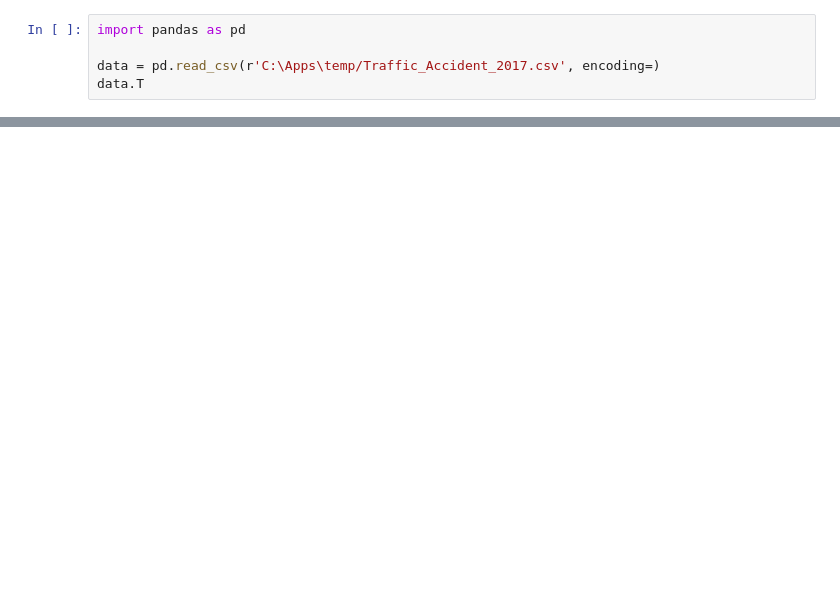
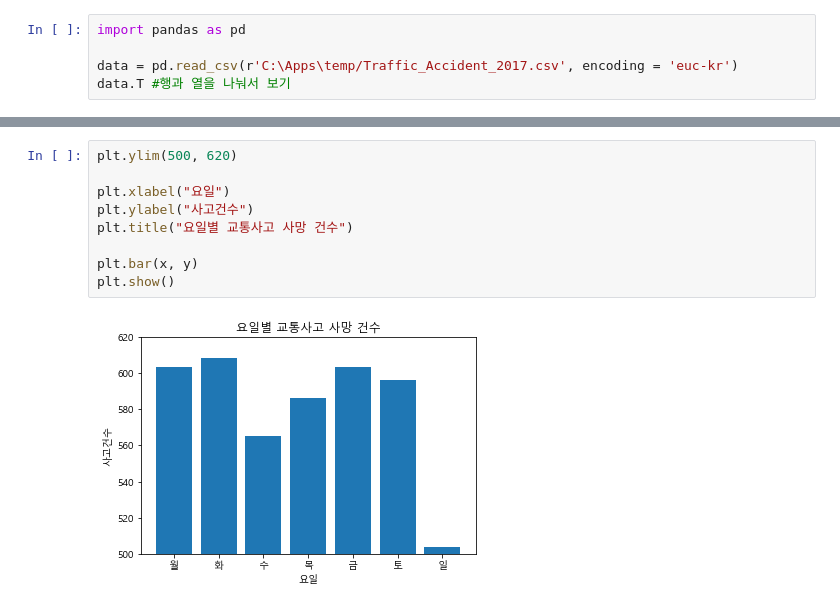
Before and after one commit to Sanghun2/Todays-study, a Jupyter notebook: 머신러닝 - pandas사용 예제.ipynb, the cells around one changed output, grey strips where cells are left out. Cells and saved outputs as stored; diff of their text form; blank space fills up the shorter version.

```diff
--- a/머신러닝 - pandas사용 예제.ipynb
+++ b/머신러닝 - pandas사용 예제.ipynb
@@ -1,6 +1,6 @@
 # %%
 import pandas as pd
 
-data = pd.read_csv(r'C:\Apps\temp/Traffic_Accident_2017.csv', encoding=)
-data.T
+data = pd.read_csv(r'C:\Apps\temp/Traffic_Accident_2017.csv', encoding = 'euc-kr')
+data.T #행과 열을 나눠서 보기
 # %% [output]
@@ -18,0 +42,11 @@ NameError: name 'data' is not defined
+# %%
+plt.ylim(500, 620)
+
+plt.xlabel("요일")
+plt.ylabel("사고건수")
+plt.title("요일별 교통사고 사망 건수")
+
+plt.bar(x, y)
+plt.show()
+# %% [output]
+[figure, added]
```
Also changed, not shown: parts of 8 cells of this notebook.
